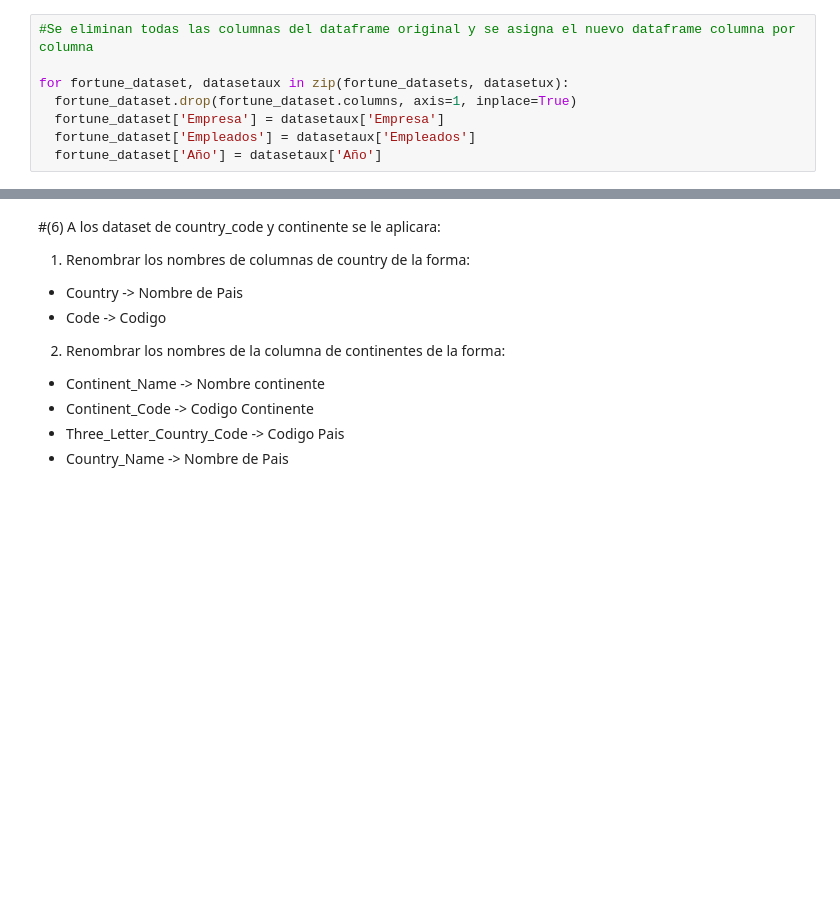
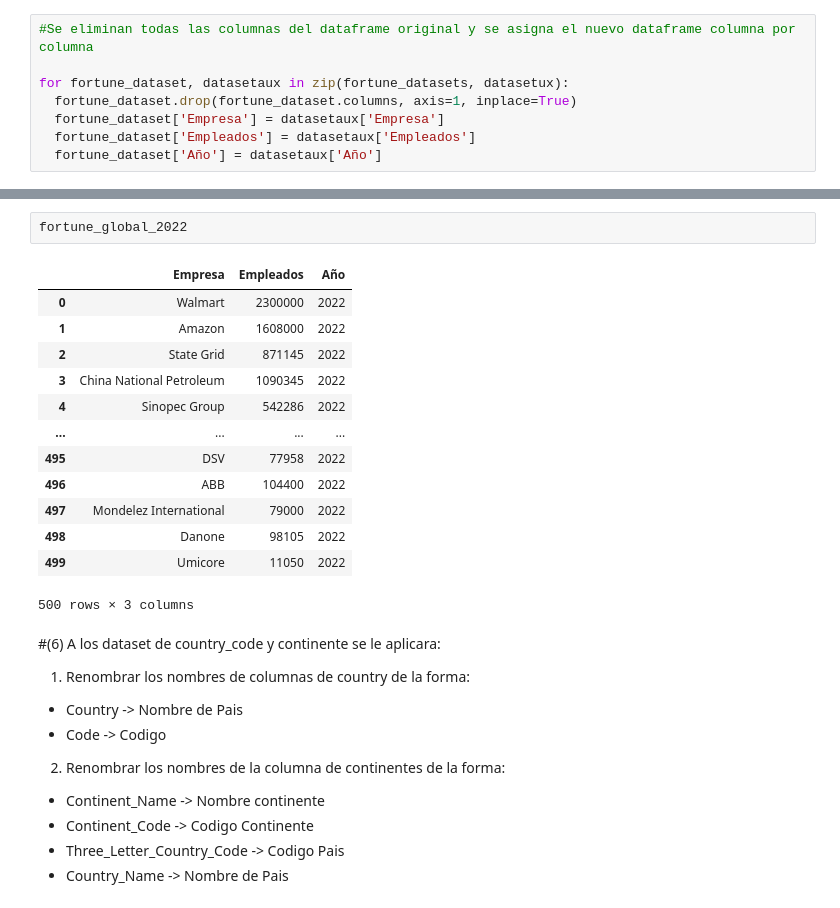
Before and after one commit to Bigote93/DataInsider, a Jupyter notebook: DesafioDataInsider_Nalli.ipynb, the cells around one changed output, grey strips where cells are left out. Drawn from its saved outputs; the diff is of its cells as text; blank space fills up the shorter version.

```diff
--- a/DesafioDataInsider_Nalli.ipynb
+++ b/DesafioDataInsider_Nalli.ipynb
@@ -440,3 +458,19 @@ for fortune_dataset, datasetaux in zip(fortune_datasets, datasetux):
+# %%
+fortune_global_2022
+# %% [output]
+|  | Empresa | Empleados | Año |
+| 0 | Walmart | 2300000 | 2022 |
+| 1 | Amazon | 1608000 | 2022 |
+| 2 | State Grid | 871145 | 2022 |
+| 3 | China National Petroleum | 1090345 | 2022 |
+| 4 | Sinopec Group | 542286 | 2022 |
+| ... | ... | ... | ... |
+| 495 | DSV | 77958 | 2022 |
+| 496 | ABB | 104400 | 2022 |
+| 497 | Mondelez International | 79000 | 2022 |
+| 498 | Danone | 98105 | 2022 |
+| 499 | Umicore | 11050 | 2022 |
+500 rows × 3 columns
 # %% [markdown]
 #(6) A los dataset de country_code y continente se le aplicara:
 
```
Also changed, not shown: parts of 11 cells of this notebook.
